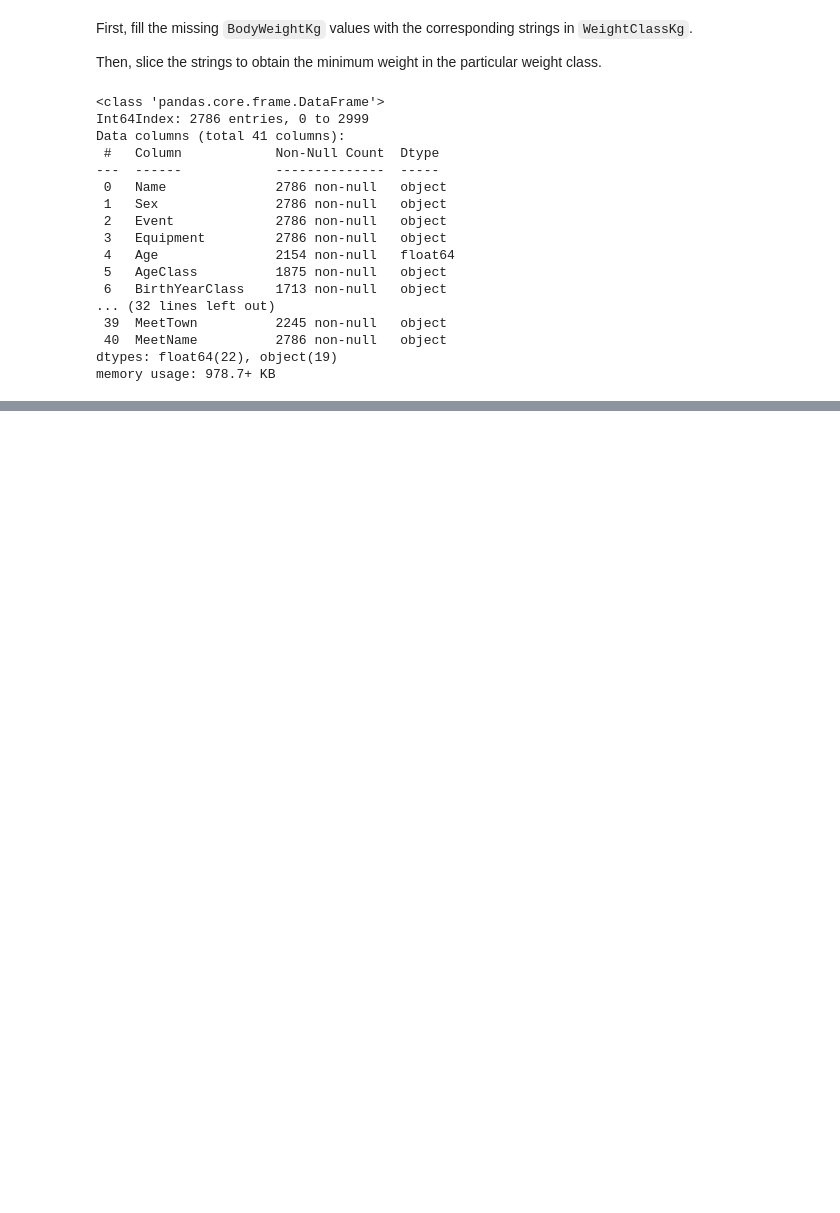
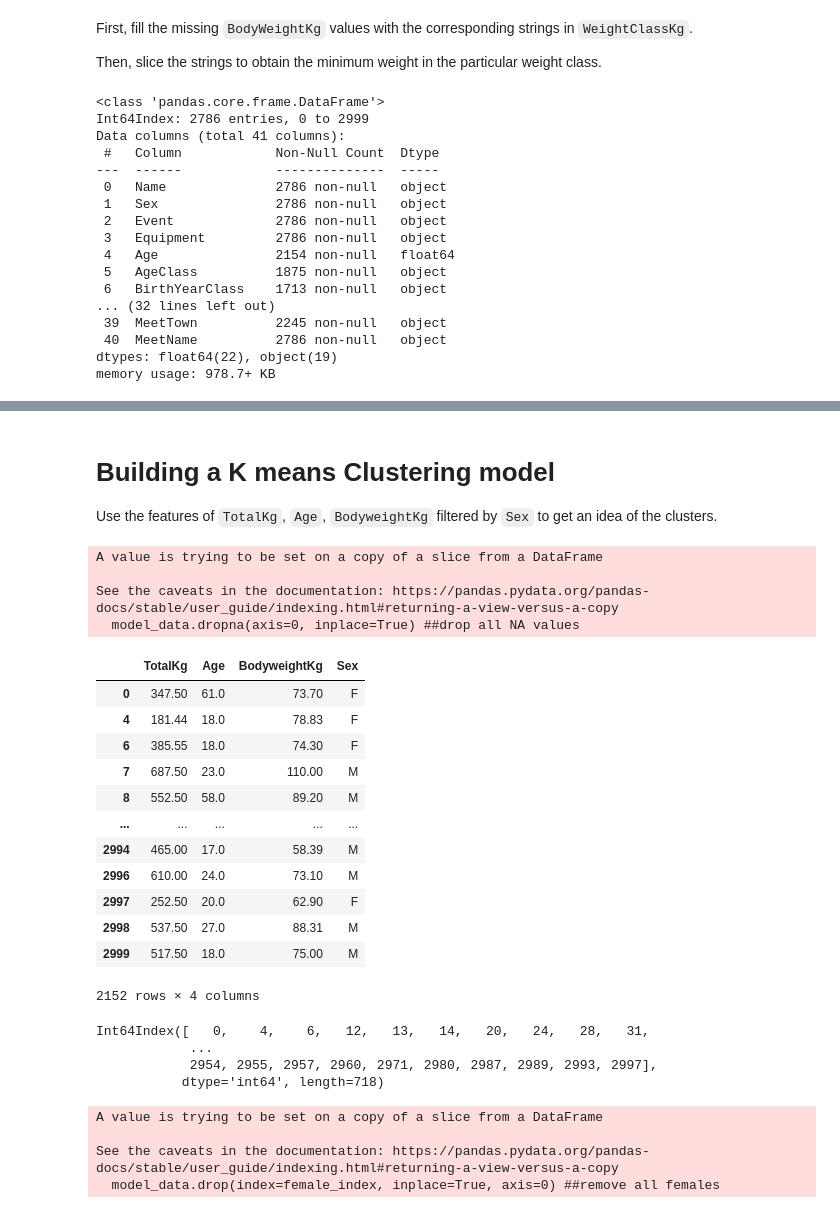
Before and after one commit to jinyangp/SC1015_MiniProject, a Jupyter notebook: JupyterNotebooks/mergedEDA_Preprocessing.ipynb, the cells around one changed output, grey strips where cells are left out. Cells and saved outputs as stored; diff of their text form; code cells hidden in the pictures; blank space fills up the shorter version.

```diff
--- a/JupyterNotebooks/mergedEDA_Preprocessing.ipynb
+++ b/JupyterNotebooks/mergedEDA_Preprocessing.ipynb
@@ -1386,0 +1392,29 @@ df[df.BodyweightKg.isna()]
+# %% [markdown]
+# Building a K means Clustering model
+
+Use the features of `TotalKg`, `Age`, `BodyweightKg` filtered by `Sex` to get an idea of the clusters.
+# %%
+model_data = df[["TotalKg", "Age", "BodyweightKg", "Sex"]]
+# %%
+model_data.dropna(axis=0, inplace=True) ##drop all NA values
+# %% [output]
+A value is trying to be set on a copy of a slice from a DataFrame
+
+See the caveats in the documentation: https://pandas.pydata.org/pandas-docs/stable/user_guide/indexing.html#returning-a-view-versus-a-copy
+  model_data.dropna(axis=0, inplace=True) ##drop all NA values
+# %%
+model_data ##only 2152 rows out of the original 2999 rows
+# %% [output]
+|  | TotalKg | Age | BodyweightKg | Sex |
+| 0 | 347.50 | 61.0 | 73.70 | F |
+| 4 | 181.44 | 18.0 | 78.83 | F |
+| 6 | 385.55 | 18.0 | 74.30 | F |
+| 7 | 687.50 | 23.0 | 110.00 | M |
+| 8 | 552.50 | 58.0 | 89.20 | M |
+| ... | ... | ... | ... | ... |
+| 2994 | 465.00 | 17.0 | 58.39 | M |
+| 2996 | 610.00 | 24.0 | 73.10 | M |
+| 2997 | 252.50 | 20.0 | 62.90 | F |
+| 2998 | 537.50 | 27.0 | 88.31 | M |
+| 2999 | 517.50 | 18.0 | 75.00 | M |
+2152 rows × 4 columns
@@ -1386,0 +1424,14 @@ df[df.BodyweightKg.isna()]
+# %%
+female_index
+# %% [output]
+Int64Index([   0,    4,    6,   12,   13,   14,   20,   24,   28,   31,
+            ...
+            2954, 2955, 2957, 2960, 2971, 2980, 2987, 2989, 2993, 2997],
+           dtype='int64', length=718)
+# %%
+model_data.drop(index=female_index, inplace=True, axis=0) ##remove all females
+# %% [output]
+A value is trying to be set on a copy of a slice from a DataFrame
+
+See the caveats in the documentation: https://pandas.pydata.org/pandas-docs/stable/user_guide/indexing.html#returning-a-view-versus-a-copy
+  model_data.drop(index=female_index, inplace=True, axis=0) ##remove all females
```
Also changed, not shown: parts of 29 cells of this notebook, 1 other file.
